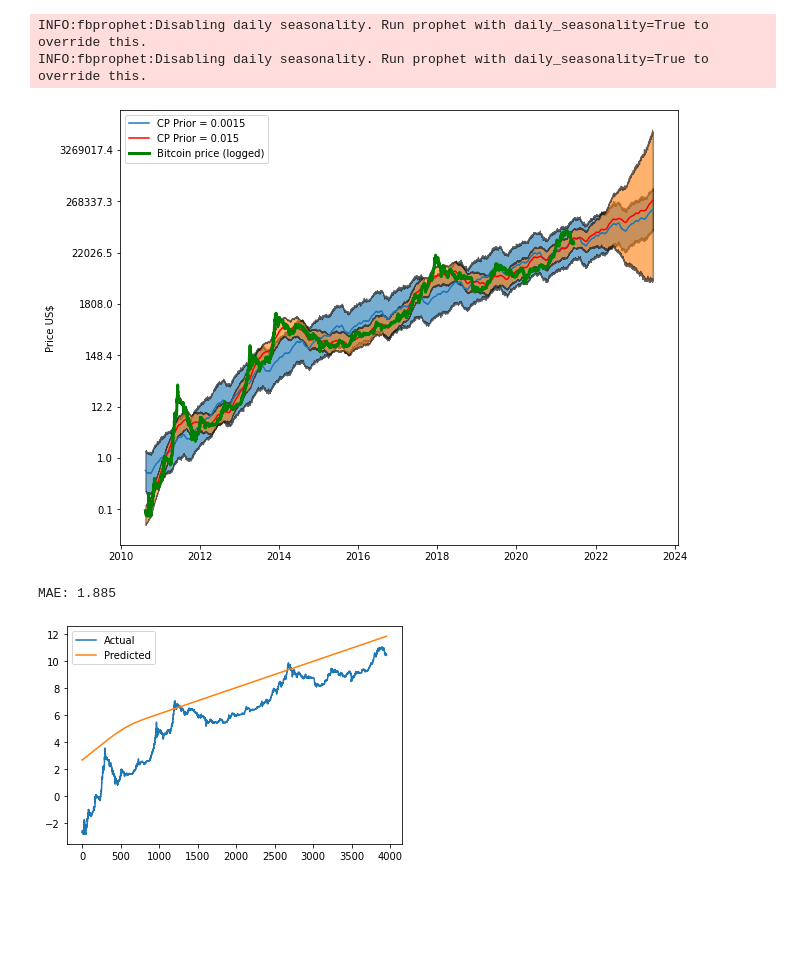
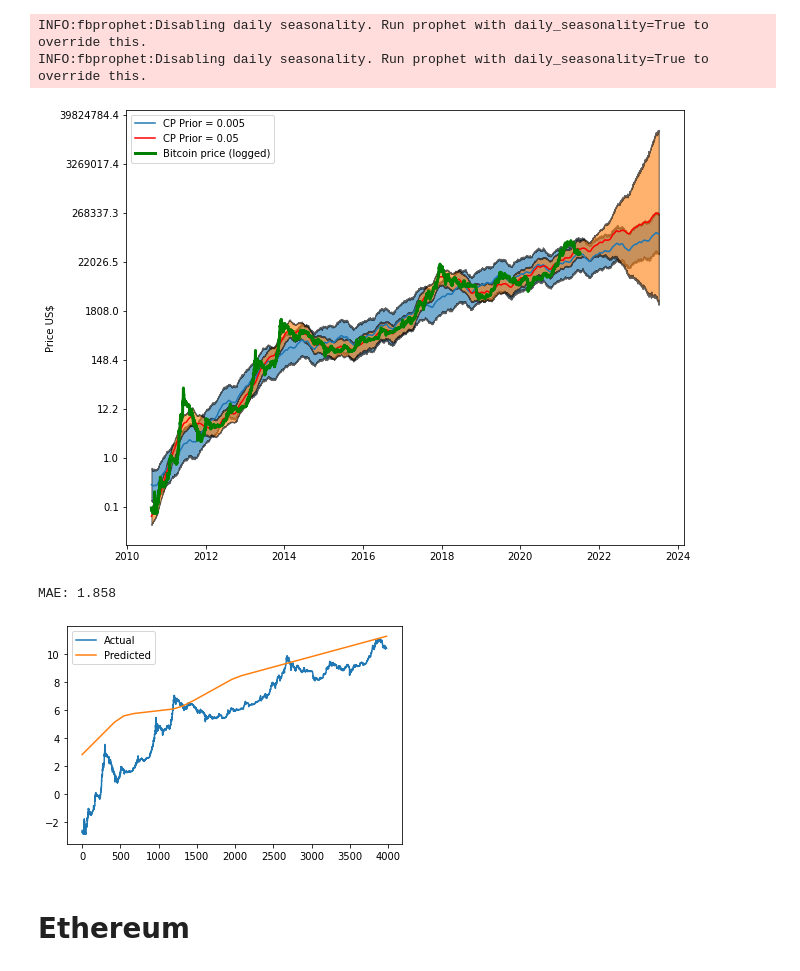
Before and after one commit to pedroafleite/btc-eth-risk-assessment, a Jupyter notebook: prophet.ipynb, the cells around one changed output. Cells and saved outputs as stored; diff of their text form; code cells hidden in the pictures; blank space fills up the shorter version.

```diff
--- a/prophet.ipynb
+++ b/prophet.ipynb
@@ -50,7 +52,7 @@ bitcoin.head()
 | 3 | 2010-08-20 | 0.0700 | -2.659260 |
 | 4 | 2010-08-21 | 0.0664 | -2.712058 |
 # %%
-priors = [0.0015, 0.015]
+priors = [0.005, 0.05]
 prophets, labels = [], []
 for prior in priors:
     prophet = fbprophet.Prophet(changepoint_prior_scale=prior)
@@ -70,8 +72,8 @@ for prophet in prophets:
     forecast = forecast.rename(columns={"ds" : str(priors[prophets.index(prophet)]) + "_ds"})
     forecasts.append(forecast)
 # %%
-output = pd.merge(forecasts[0], forecasts[1], how = "inner", left_on = "0.0015_ds", right_on = "0.015_ds")
-output = output.rename(columns={"0.0015_ds": "Date"}).drop("0.015_ds", axis=1)
+output = pd.merge(forecasts[0], forecasts[1], how = "inner", left_on = "0.005_ds", right_on = "0.05_ds")
+output = output.rename(columns={"0.005_ds": "Date"}).drop("0.05_ds", axis=1)
 # %%
 output = output.set_index('Date')
 # %%
@@ -87,20 +89,22 @@ plt.legend(loc="upper left")
 plt.ylabel(r"Price US$")
 plt.show()
 # %% [output]
-[figure, old version]
+[figure, new version]
 # %%
 from sklearn.metrics import mean_absolute_error
 # %%
 # calculate MAE between expected and predicted values for June
 y_true = bitcoin['y'].values
-y_pred = output['trend_x'][-3954:].values
+y_pred = output['trend_x'][-3980:].values
 mae = mean_absolute_error(y_true, y_pred)
 print('MAE: %.3f' % mae)
 # plot expected vs actual
 plt.plot(y_true, label='Actual')
 plt.plot(y_pred, label='Predicted')
 plt.legend()
 plt.show()
 # %% [output]
-MAE: 1.885
+MAE: 1.858
-[figure, old version]
+[figure, new version]
+# %% [markdown]
+# **Ethereum**
```
Also changed, not shown: parts of 11 cells of this notebook.
